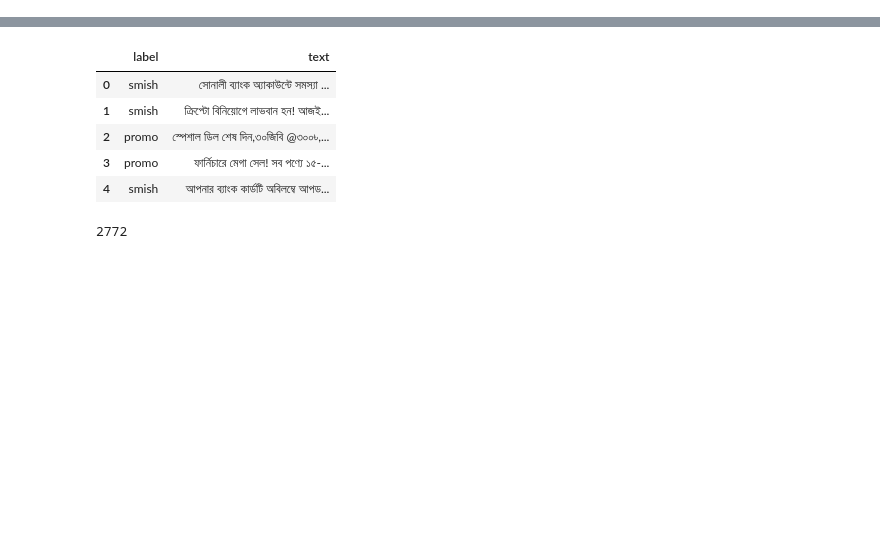
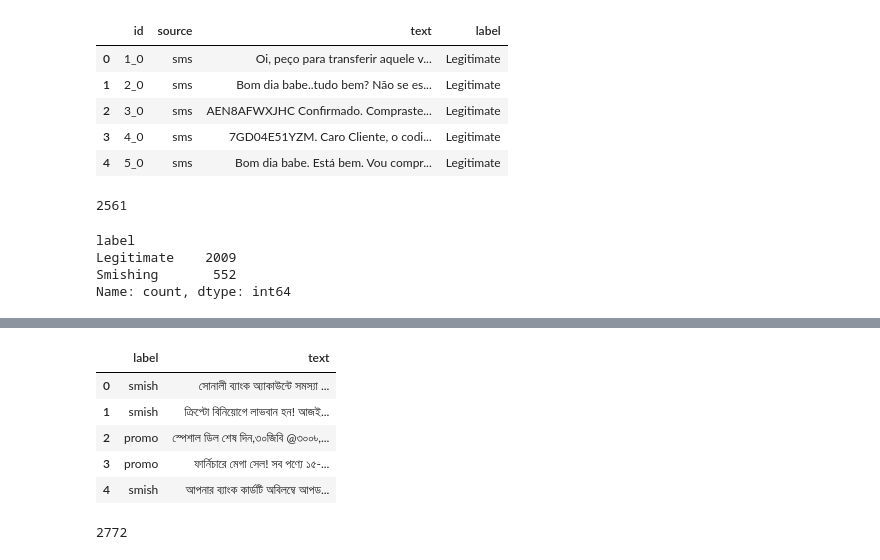
Before and after one commit to MarazMia/SMISH_DT, a Jupyter notebook: Code/dataset_analysis.ipynb, the cells around one changed output, grey strips where cells are left out. Cells and saved outputs as stored; diff of their text form; code cells hidden in the pictures; blank space fills up the shorter version.

```diff
--- a/Code/dataset_analysis.ipynb
+++ b/Code/dataset_analysis.ipynb
@@ -12,3 +12,24 @@ def contains_unicode_char(s):
         if ord(char) > 127:
             return True
     return False
+# %%
+swahili_data = pd.read_csv("../Dataset/Swahili.csv", encoding='utf-8')
+swahili_data.head()
+# %% [output]
+|  | id | source | text | label |
+| 0 | 1_0 | sms | Oi, peço para transferir aquele v... | Legitimate |
+| 1 | 2_0 | sms | Bom dia babe..tudo bem? Não se es... | Legitimate |
+| 2 | 3_0 | sms | AEN8AFWXJHC Confirmado. Compraste... | Legitimate |
+| 3 | 4_0 | sms | 7GD04E51YZM. Caro Cliente, o codi... | Legitimate |
+| 4 | 5_0 | sms | Bom dia babe. Está bem. Vou compr... | Legitimate |
+# %%
+len(swahili_data)
+# %% [output]
+2561
+# %%
+swahili_data['label'].value_counts()
+# %% [output]
+label
+Legitimate    2009
+Smishing       552
+Name: count, dtype: int64
```
Also changed, not shown: parts of 16 cells of this notebook, 2 other files.
